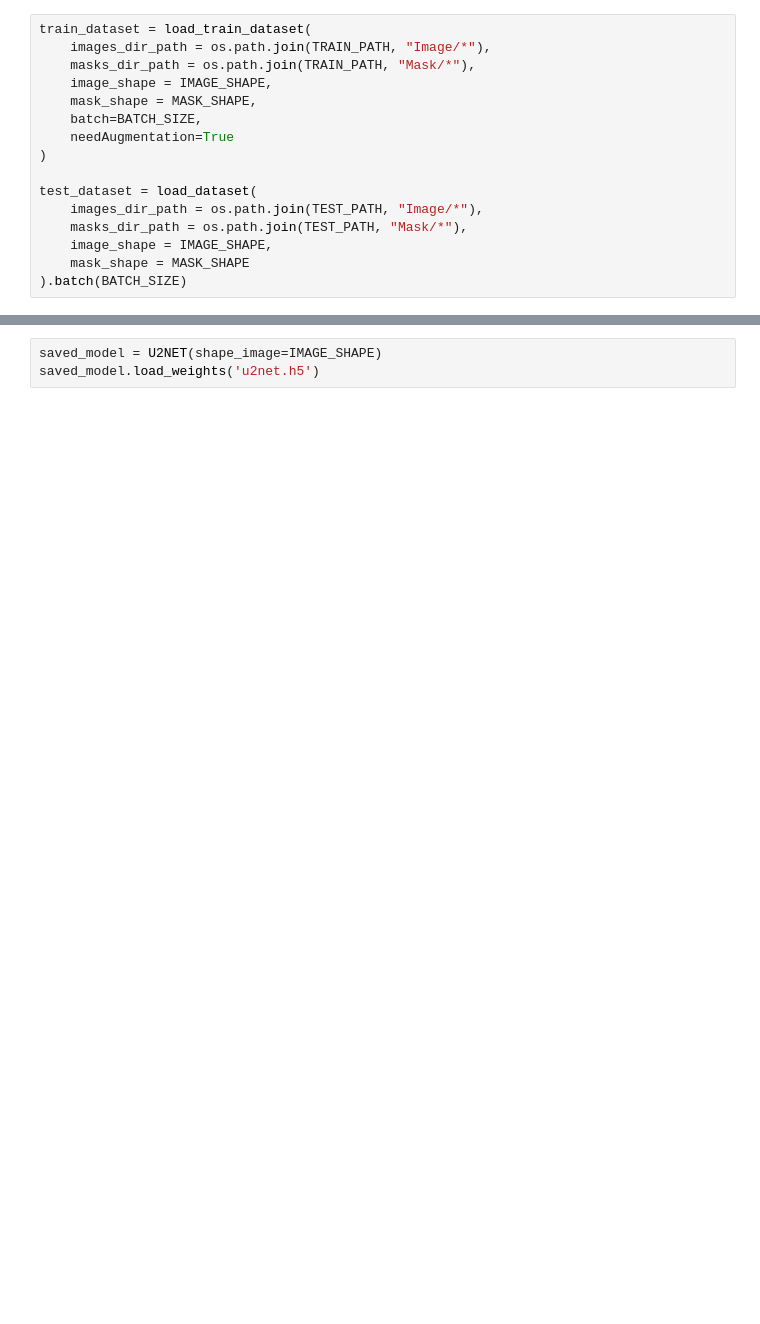
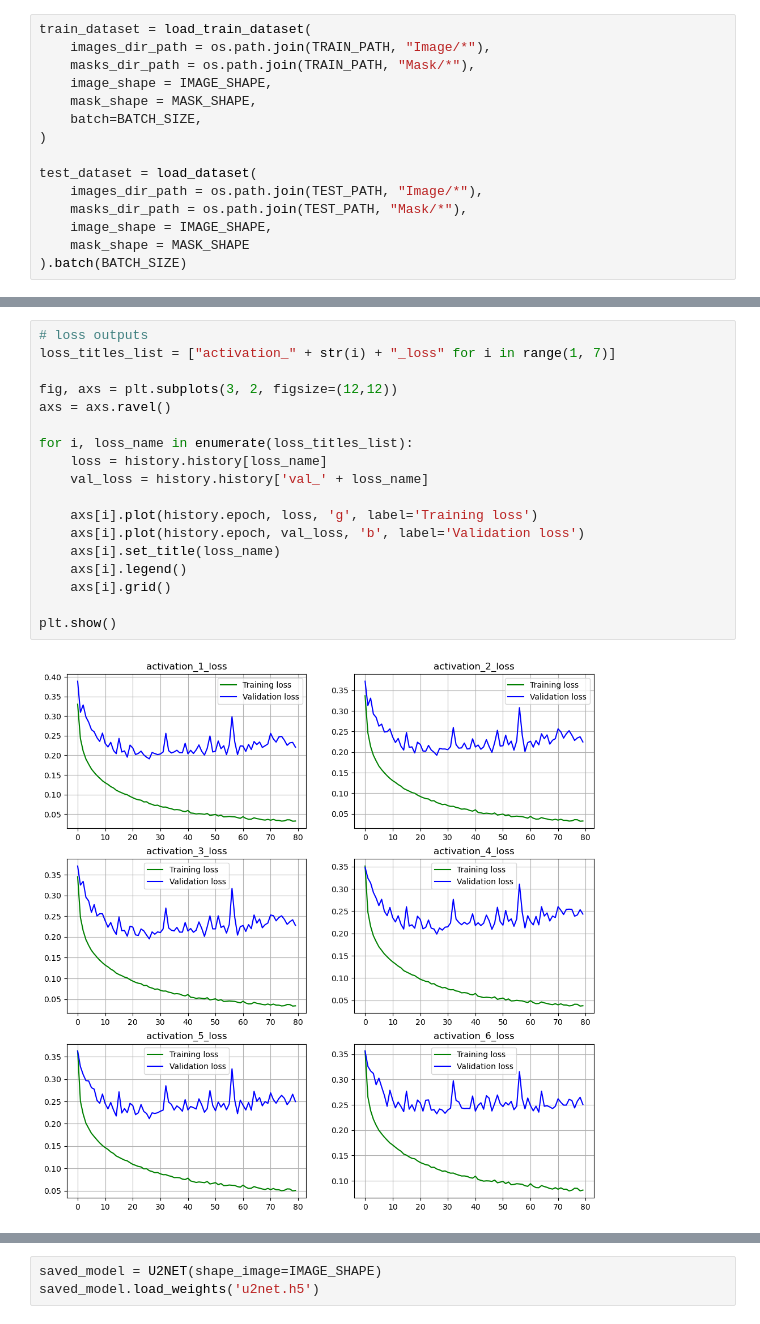
Before and after one commit to Rybchits/salient-object-detection, a Jupyter notebook: u2net.ipynb, the cells around one changed output, grey strips where cells are left out. Drawn from its saved outputs; the diff is of its cells as text; blank space fills up the shorter version.

```diff
--- a/u2net.ipynb
+++ b/u2net.ipynb
@@ -38,7 +42,6 @@ train_dataset = load_train_dataset(
     image_shape = IMAGE_SHAPE,
     mask_shape = MASK_SHAPE,
     batch=BATCH_SIZE,
-    needAugmentation=True
 )
 
 test_dataset = load_dataset(
@@ -87,0 +120,20 @@ Epoch 50/50
+# %%
+# loss outputs
+loss_titles_list = ["activation_" + str(i) + "_loss" for i in range(1, 7)]
+
+fig, axs = plt.subplots(3, 2, figsize=(12,12))
+axs = axs.ravel()
+
+for i, loss_name in enumerate(loss_titles_list):
+    loss = history.history[loss_name]
+    val_loss = history.history['val_' + loss_name]
+
+    axs[i].plot(history.epoch, loss, 'g', label='Training loss')
+    axs[i].plot(history.epoch, val_loss, 'b', label='Validation loss')
+    axs[i].set_title(loss_name)
+    axs[i].legend()
+    axs[i].grid()
+
+plt.show()
+# %% [output]
+[figure, added]
```
Also changed, not shown: parts of 11 cells of this notebook, 3 other files.
